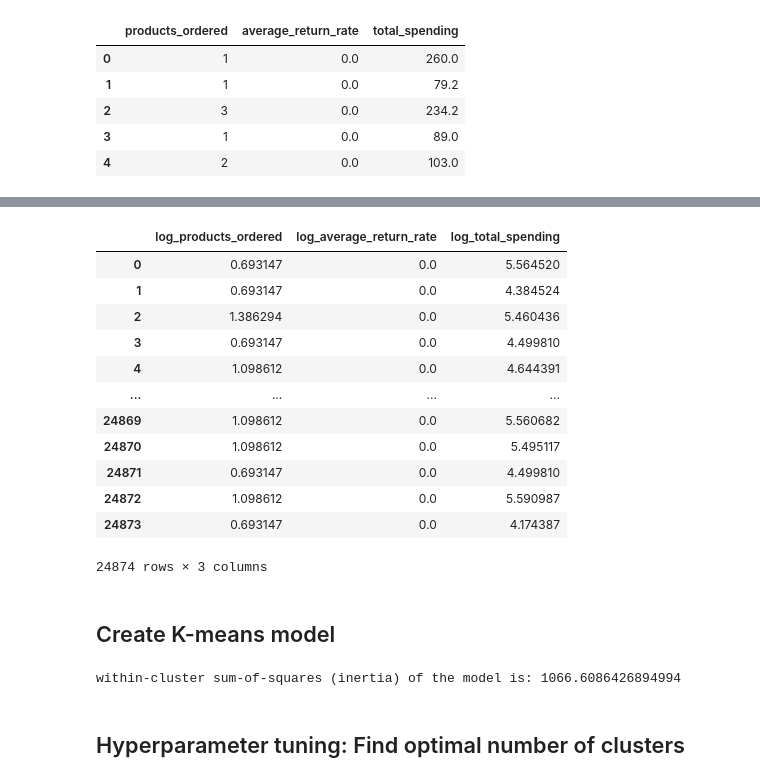
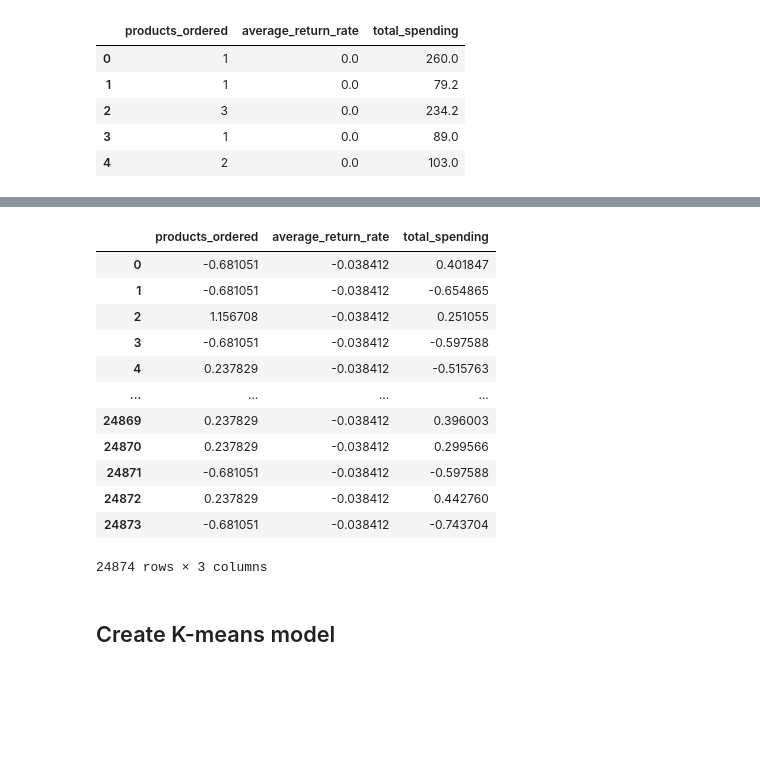
Before and after one commit to surjkhanal/Customer-Segmentation, a Jupyter notebook: Customer_Segmentation.ipynb, the cells around one changed output, grey strips where cells are left out. Drawn from its saved outputs; the diff is of its cells as text; code cells hidden in the pictures; blank space fills up the shorter version.

```diff
--- a/Customer_Segmentation.ipynb
+++ b/Customer_Segmentation.ipynb
@@ -136,13 +125,12 @@ def encode_column(column):
     if column <= 0:
         return 0
 
+def aggregate_by_ordered_quantity(df, column_list):
+    aggregated_dataframe = (df.groupby(column_list).ordered_item_quantity.count().reset_index())
 
-def aggregate_by_ordered_quantity(dataframe, column_list):
-    aggregated_dataframe = (dataframe.groupby(column_list).ordered_item_quantity.count().reset_index())
+    aggregated_dataframe["products_ordered"] = (aggregated_dataframe.ordered_item_quantity.apply(encode_column))
 
-    aggregated_dataframe["products_ordered"] = (aggregated_dataframe .ordered_item_quantity.apply(encode_column))
-
-    final_dataframe = (aggregated_dataframe .groupby(column_list[0]).products_ordered.sum().reset_index())
+    final_dataframe = (aggregated_dataframe.groupby(column_list[0]).products_ordered.sum().reset_index())
     return final_dataframe
 # %%
 customers = aggregate_by_ordered_quantity(data, ["customer_id", "product_type"])
@@ -311,18 +221,22 @@ customers.head()
-# %%
-customers.iloc[:,3:]
-# %% [output]
-|  | log_products_ordered | log_average_return_rate | log_total_spending |
-| 0 | 0.693147 | 0.0 | 5.564520 |
-| 1 | 0.693147 | 0.0 | 4.384524 |
-| 2 | 1.386294 | 0.0 | 5.460436 |
-| 3 | 0.693147 | 0.0 | 4.499810 |
-| 4 | 1.098612 | 0.0 | 4.644391 |
-| ... | ... | ... | ... |
-| 24869 | 1.098612 | 0.0 | 5.560682 |
-| 24870 | 1.098612 | 0.0 | 5.495117 |
-| 24871 | 0.693147 | 0.0 | 4.499810 |
-| 24872 | 1.098612 | 0.0 | 5.590987 |
-| 24873 | 0.693147 | 0.0 | 4.174387 |
-24874 rows × 3 columns
+# %%
+def scale(x):
+    return (x-np.mean(x))/(np.std(x))
+data_scaled=customers.apply(scale,axis=0)
+# %%
+data_scaled
+# %% [output]
+|  | products_ordered | average_return_rate | total_spending |
+| 0 | -0.681051 | -0.038412 | 0.401847 |
+| 1 | -0.681051 | -0.038412 | -0.654865 |
+| 2 | 1.156708 | -0.038412 | 0.251055 |
+| 3 | -0.681051 | -0.038412 | -0.597588 |
+| 4 | 0.237829 | -0.038412 | -0.515763 |
+| ... | ... | ... | ... |
+| 24869 | 0.237829 | -0.038412 | 0.396003 |
+| 24870 | 0.237829 | -0.038412 | 0.299566 |
+| 24871 | -0.681051 | -0.038412 | -0.597588 |
+| 24872 | 0.237829 | -0.038412 | 0.442760 |
+| 24873 | -0.681051 | -0.038412 | -0.743704 |
+24874 rows × 3 columns
 # %% [markdown]
 ## Create K-means model
@@ -331,8 +242,0 @@ kmeans_model = KMeans(init='k-means++', max_iter=500, random_state=42)
-# %%
-kmeans_model.fit(customers.iloc[:,3:])
-
-print("within-cluster sum-of-squares (inertia) of the model is:", kmeans_model.inertia_)
-# %% [output]
-within-cluster sum-of-squares (inertia) of the model is: 1066.6086426894994
-# %% [markdown]
-## Hyperparameter tuning: Find optimal number of clusters
```
Also changed, not shown: parts of 46 cells of this notebook.
